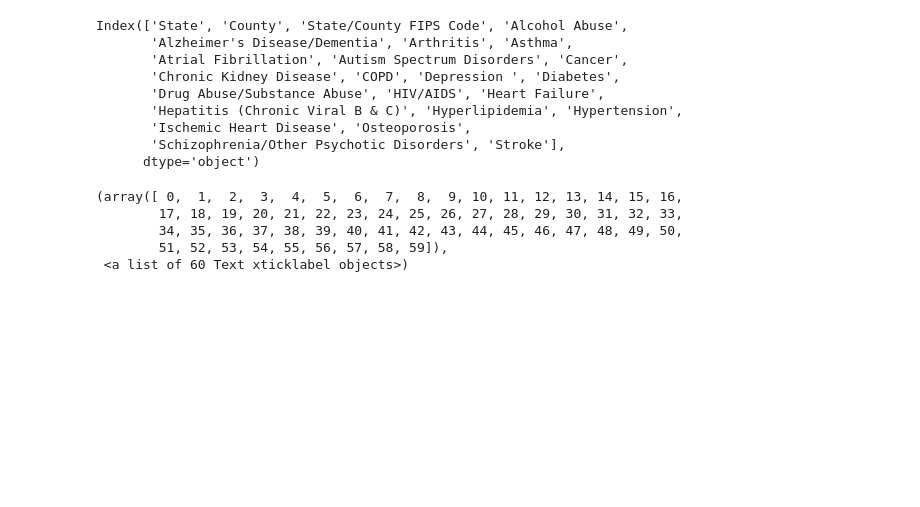
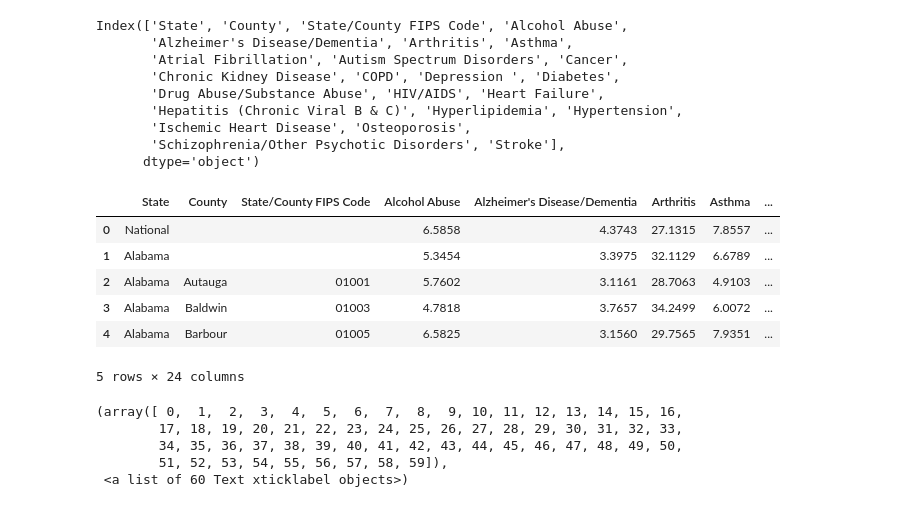
Before and after one commit to erccarls/county_covid_seir_models, a Jupyter notebook: notebooks/county_level_risk.ipynb, the cells around one changed output. Saved outputs shown, nothing was run; the diff lists cells and outputs as text; code cells hidden in the pictures; blank space fills up the shorter version.

```diff
--- a/notebooks/county_level_risk.ipynb
+++ b/notebooks/county_level_risk.ipynb
@@ -38,6 +40,16 @@ Index(['State', 'County', 'State/County FIPS Code', 'Alcohol Abuse',
        'Ischemic Heart Disease', 'Osteoporosis',
        'Schizophrenia/Other Psychotic Disorders', 'Stroke'],
       dtype='object')
+# %%
+disease_young.head()
+# %% [output]
+|  | State | County | State/County FIPS Code | Alcohol Abuse | Alzheimer's Disease/Dementia | Arthritis | Asthma | ... |
+| 0 | National |  |  | 6.5858 | 4.3743 | 27.1315 | 7.8557 | ... |
+| 1 | Alabama |  |  | 5.3454 | 3.3975 | 32.1129 | 6.6789 | ... |
+| 2 | Alabama | Autauga | 01001 | 5.7602 | 3.1161 | 28.7063 | 4.9103 | ... |
+| 3 | Alabama | Baldwin | 01003 | 4.7818 | 3.7657 | 34.2499 | 6.0072 | ... |
+| 4 | Alabama | Barbour | 01005 | 6.5825 | 3.1560 | 29.7565 | 7.9351 | ... |
+5 rows × 24 columns
 # %%
 odds_dict = dict(
     asthma=5.4,
```
Also changed, not shown: parts of 2 cells of this notebook, 2 other files.
